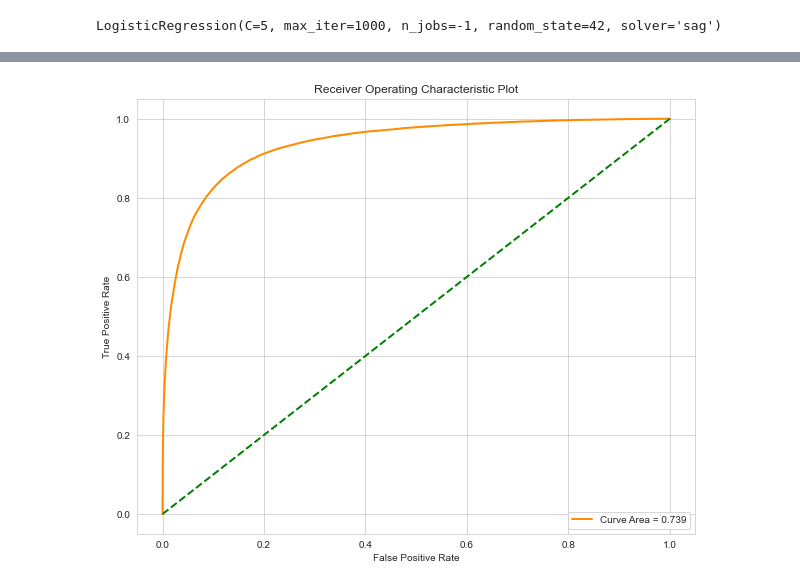
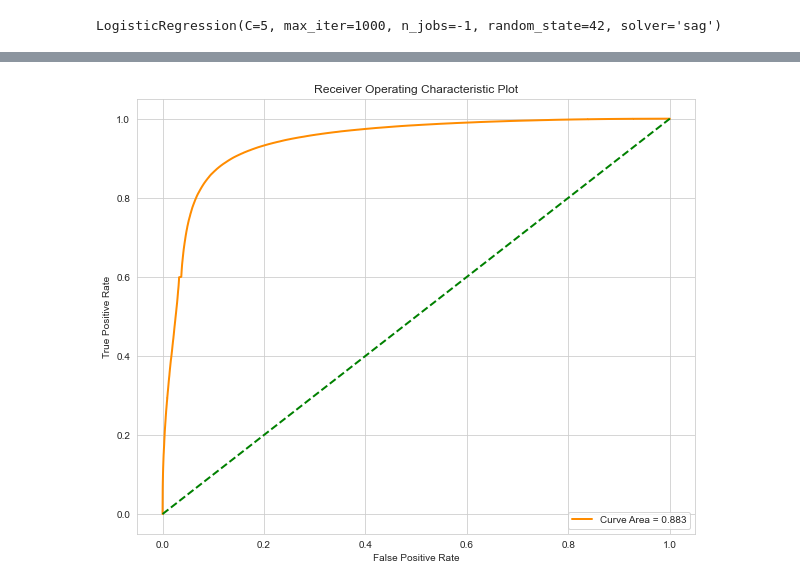
Before and after one commit to dvh549/Text_Mining, a Jupyter notebook: Toxic Comments.ipynb, the cells around one changed output, grey strips where cells are left out. Cells and saved outputs as stored; diff of their text form; code cells hidden in the pictures.

```diff
--- a/Toxic Comments.ipynb
+++ b/Toxic Comments.ipynb
@@ -736,0 +755,5 @@ tfidf_test = sparse.load_npz('tfidf_test.npz')
+# %%
+X_train_balanced = sparse.load_npz('X_train_balanced.npz')
+y_train_balanced = pd.read_pickle('y_train_balanced.pkl')
+X_cv_balanced = sparse.load_npz('X_cv_balanced.npz')
+y_cv_balanced = pd.read_pickle('y_cv_balanced.pkl')
@@ -745,10 +782,10 @@ from sklearn.metrics import roc_curve, roc_auc_score
 from sklearn.linear_model import LogisticRegression
 # %%
 logreg = LogisticRegression(C=5, random_state=42, solver='sag', max_iter=1000, n_jobs=-1)
-logreg.fit(tfidf_train, y_train.values.ravel())
+logreg.fit(X_train_balanced, y_train_balanced.values.ravel())
 # %% [output]
 LogisticRegression(C=5, max_iter=1000, n_jobs=-1, random_state=42, solver='sag')
 # %%
-y_pred = logreg.predict(tfidf_cv)
+y_pred = logreg.predict(X_cv_balanced)
 # %%
 plt.figure(figsize=(8, 6))
@@ -773,14 +810,14 @@ weighted avg       0.94      0.95      0.94    541463
 # %%
-fpr, tpr, thr = roc_curve(y_cv, logreg.predict_proba(tfidf_cv)[:,1])
-auc = roc_auc_score(y_cv, y_pred)
+fpr, tpr, thr = roc_curve(y_cv_balanced, logreg.predict_proba(X_cv_balanced)[:,1])
+auc = roc_auc_score(y_cv_balanced, y_pred)
 lw = 2
 plt.figure(figsize=(10, 8))
 plt.plot(fpr, tpr, color='darkorange', lw=lw, label="Curve Area = %0.3f" % auc)
 plt.plot([0, 1], [0, 1], color='green', lw=lw, linestyle='--')
 plt.xlabel('False Positive Rate')
 plt.ylabel('True Positive Rate')
 plt.title('Receiver Operating Characteristic Plot')
 plt.legend(loc="lower right")
 plt.show()
 # %% [output]
-[figure, old version]
+[figure, new version]
```
Also changed, not shown: parts of 11 cells of this notebook, 1 other file.
